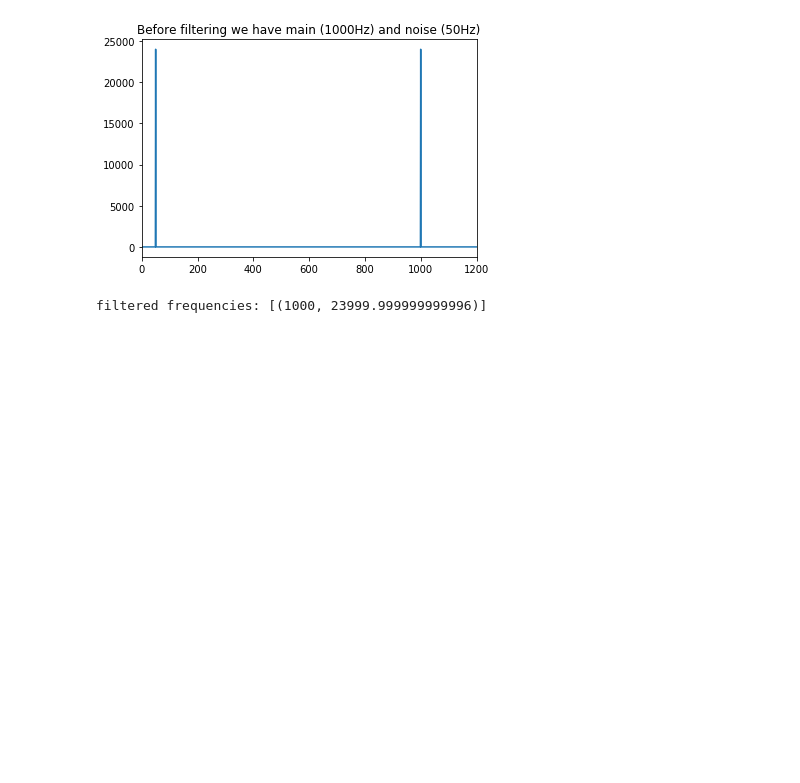
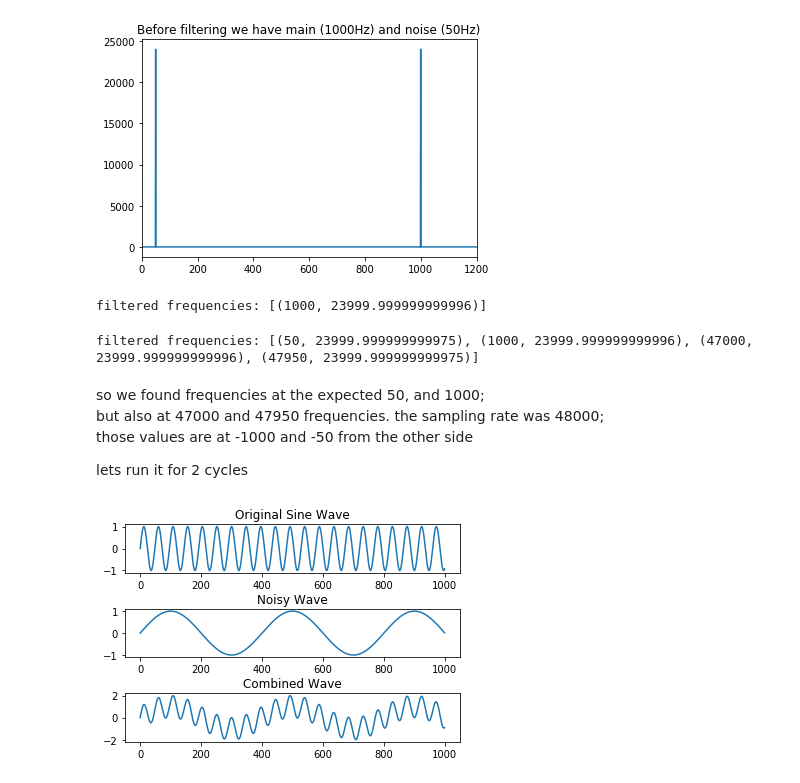
Before and after one commit to mcliff1/mypy, a Jupyter notebook: signal/audio_sp.ipynb, the cells around one changed output. Saved outputs shown, nothing was run; the diff lists cells and outputs as text; code cells hidden in the pictures; blank space fills up the shorter version.

```diff
--- a/signal/audio_sp.ipynb
+++ b/signal/audio_sp.ipynb
@@ -132,3 +132,43 @@ filtered_freq = [f if (950 < index < 1050 and f > 1) else 0 for index, f in enum
 print('filtered frequencies: {}'.format([(i,f) for i,f in enumerate(filtered_freq) if f>0]))
 # %% [output]
 filtered frequencies: [(1000, 23999.999999999996)]
+# %%
+filtered_freq = [f if f > 1 else 0 for index, f in enumerate(c_freq)]
+print('filtered frequencies: {}'.format([(i,f) for i,f in enumerate(filtered_freq) if f>0]))
+# %% [output]
+filtered frequencies: [(50, 23999.999999999975), (1000, 23999.999999999996), (47000, 23999.999999999996), (47950, 23999.999999999975)]
+# %% [markdown]
+ so we found frequencies at the expected 50, and 1000;
+   but also at 47000 and 47950 frequencies.    the sampling rate was 48000;
+    those values are at -1000 and -50 from the other side
+
+
+lets run it for 2 cycles
+# %%
+# lets make something a little more noisy
+
+frequency = 1000
+noise_frequency = 120
+sampling_rate = 48000.0
+duration = 2
+num_samples = int(duration * sampling_rate)
+amplitude = 1600
+
+sine2 = np.array([np.sin(2 * np.pi * frequency * x/sampling_rate) for x in range(num_samples)])
+noise2 = np.array([np.sin(2 * np.pi * noise_frequency * x/sampling_rate) for x in range(num_samples)])
+combined2 = sine2 + noise2
+
+plt.subplot(3,1,1)
+plt.title('Original Sine Wave')
+# adds a little empty space
+plt.subplots_adjust(hspace=0.75)
+plt.plot(sine2[:1000])
+plt.subplot(3,1,2)
+plt.title('Noisy Wave')
+plt.plot(noise2[:1000])
+plt.subplot(3,1,3)
+plt.title('Combined Wave')
+plt.plot(combined2[:1000])
+plt.show()
+# %% [output]
+[figure, added]
```
Also changed, not shown: parts of 4 cells of this notebook, 2 other files.
